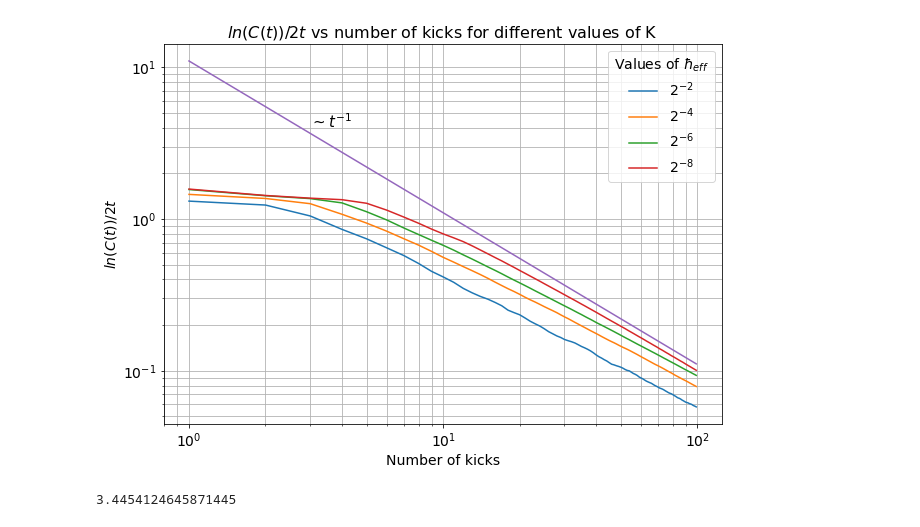
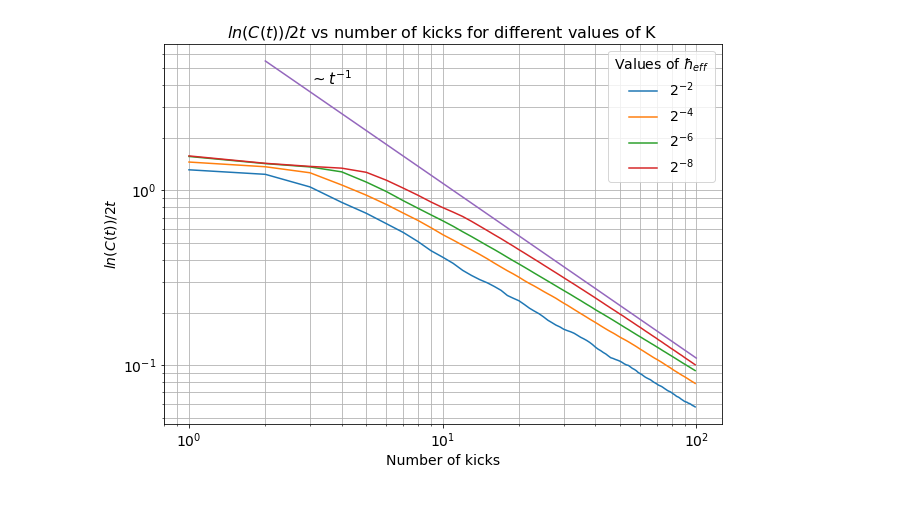
Before and after one commit to CleliaCorridori/OTOC-growth-rate-and-Lyapunov-Exponent-to-inspect-classical-and-quantum-chaos, a Jupyter notebook: OTOCheff.ipynb, the cells around one changed output. Drawn from its saved outputs; the diff is of its cells as text; code cells hidden in the pictures.

Commit message:
OTOC h_eff upload

```diff
--- a/OTOCheff.ipynb
+++ b/OTOCheff.ipynb
@@ -57,40 +78,41 @@ plt.savefig('OTOC-heff.png', dpi=100)
+# %%
+#Computation of the logarithm (variable log_C) of the OTOC. First we initialize the variable log_C and then
+#we computed the values for each value of  and also for different values of the h_eff.
+
+log_C_eff=zeros([Nkicks,len(T)])
+
+for jj in range(1,Nkicks):
+    log_C_eff[jj,:]=log(mean_C[jj,:]/mean_C[0,:])/(2*jj)
+
+#Computation of the asymptotic behaviour which is proportional to t^-1
+def asymp(Kick):
+    return((1/Kick[1:])*11)
+
+funz_t=asymp(Kick)
 # %%
-Kick=arange(0,Nkicks,1)
-#Compute lambda from the growth of the OTOC
-lmb=zeros([Nkicks,len(T)])
+#Plot of log_C_eff Vs the time for different values of h_eff and of with purple line the asymptotic value. This function
+#is plotted setting the log scale both on x and y axis. In this is possible obeserve a costant in time behaviour
+# for each values of h_eff wich start to decrease for different at a different value of t correspondent to the Erenfest time
 
-for jj in range(1,Nkicks):
-    lmb[jj,:]=log(mean_C[jj,:]/mean_C[0,:])/(2*jj)
-
-#lambda vs t plot
 plt.figure(figsize=(10, 7))
 plt.xscale('log')
 plt.yscale('log')
 for kk in range(len(T)):
-    plt.plot(arange(1,Nkicks),lmb[1:,kk])
+    plt.plot(arange(1,Nkicks),log_C_eff[1:,kk])
 label=['$2^{-2}$','$2^{-4}$','$2^{-6}$','$2^{-8}$']
 
-# asymptotic behaviour
-def asymp(Kick):
-    return((1/Kick[1:])*11)
 
-funz_t=asymp(Kick)
 plt.plot(Kick[1:],funz_t[:])
 plt.text(3, 4, "$\sim t^{-1}$", fontsize=15)
 plt.legend(label, loc='upper right', title='Values of $\hbar_{eff}$', title_fontsize=14, fontsize=14)
 plt.xlabel('Number of kicks', size=14)
 plt.ylabel('$ln (C(t)) /2t$', size=14)
 plt.xticks(size=14)
 plt.yticks(size=14)
 plt.title('$ln (C(t)) /2t$ vs number of kicks for different values of K', size=16)
 plt.savefig('OTOClog-log.png', dpi=100)
 plt.grid(True, which="both")
 
 plt.savefig('OTOClog-log-heff.png', dpi=100)
 # %% [output]
-[figure, old version]
+[figure, new version]
-# %%
-#to compute the Erenfest time faslty for k=10
-abs(log(2**-8))/(log(10/2))
-# %% [output]
-3.4454124645871445
```
Also changed, not shown: parts of 9 cells of this notebook.
